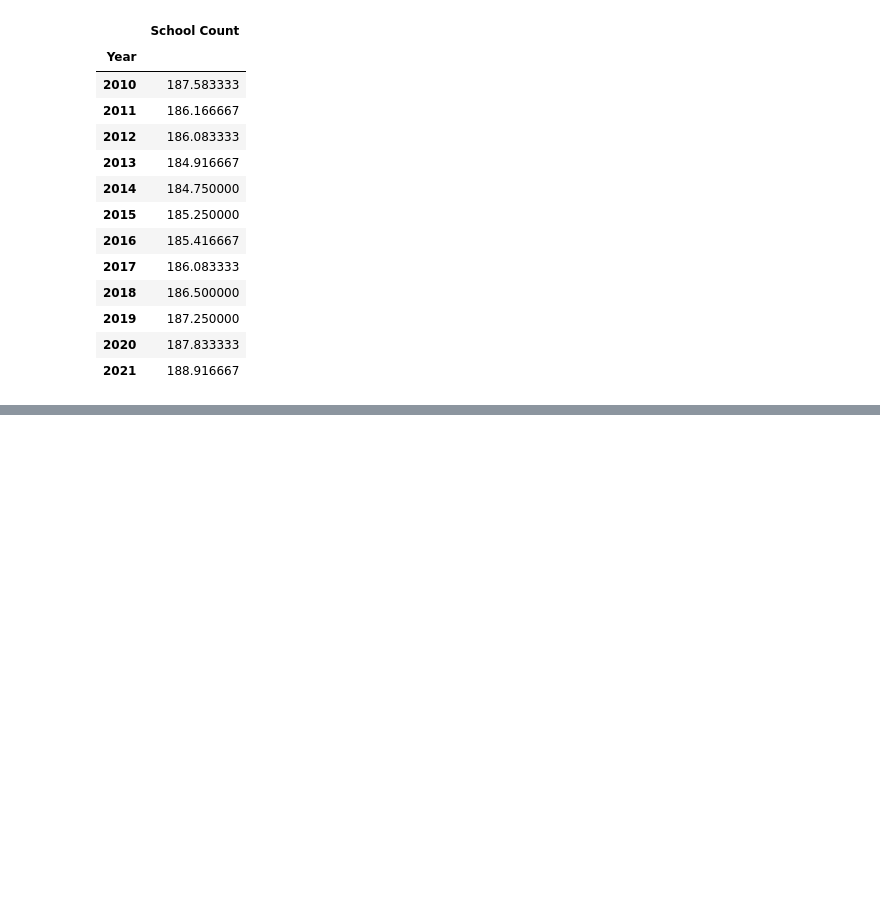
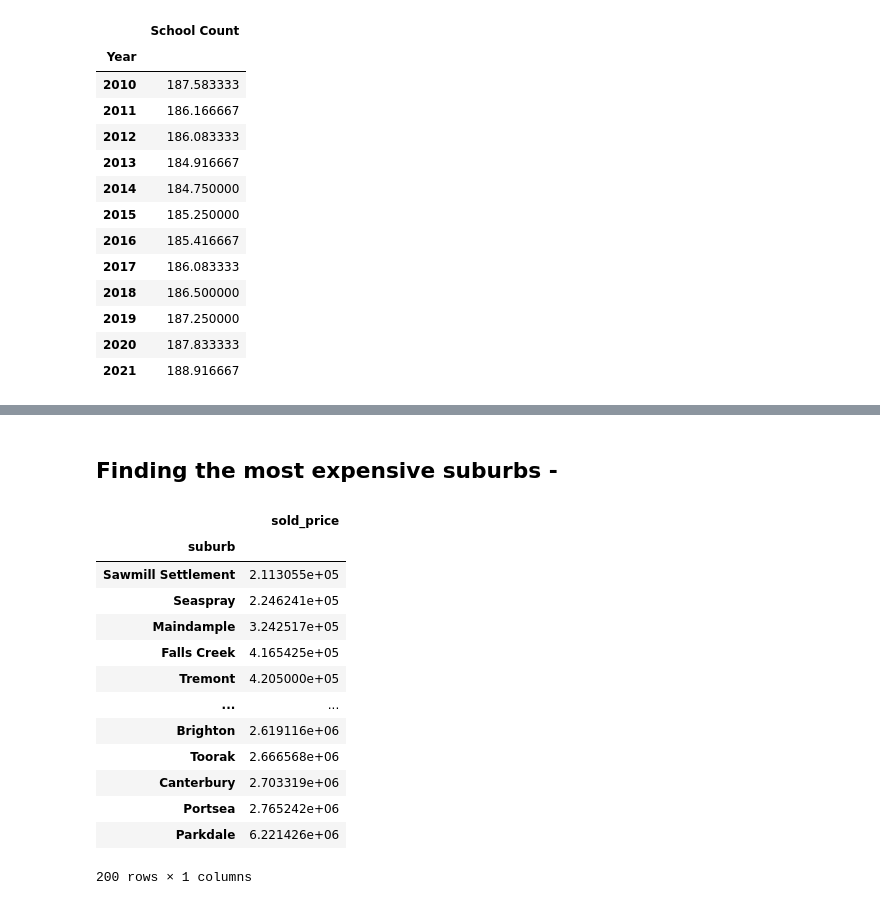
Before and after one commit to MAST30034-Applied-Data-Science/generic-real-estate-consulting-project-group-59, a Jupyter notebook: scripts/ABS_data.ipynb, the cells around one changed output, grey strips where cells are left out. Cells and saved outputs as stored; diff of their text form; code cells hidden in the pictures; blank space fills up the shorter version.

```diff
--- a/scripts/ABS_data.ipynb
+++ b/scripts/ABS_data.ipynb
@@ -244,0 +270,21 @@ vic_education.groupby(by = 'Year').mean()
+# %% [markdown]
+## Finding the most expensive suburbs -
+# %%
+df = properties[['sold_price', 'suburb']]
+test = df.groupby('suburb').mean().sort_values(by = 'sold_price')
+test
+# %% [output]
+|  | sold_price |
+| suburb |  |
+| Sawmill Settlement | 2.113055e+05 |
+| Seaspray | 2.246241e+05 |
+| Maindample | 3.242517e+05 |
+| Falls Creek | 4.165425e+05 |
+| Tremont | 4.205000e+05 |
+| ... | ... |
+| Brighton | 2.619116e+06 |
+| Toorak | 2.666568e+06 |
+| Canterbury | 2.703319e+06 |
+| Portsea | 2.765242e+06 |
+| Parkdale | 6.221426e+06 |
+200 rows × 1 columns
```
Also changed, not shown: parts of 9 cells of this notebook, 1 other file.
